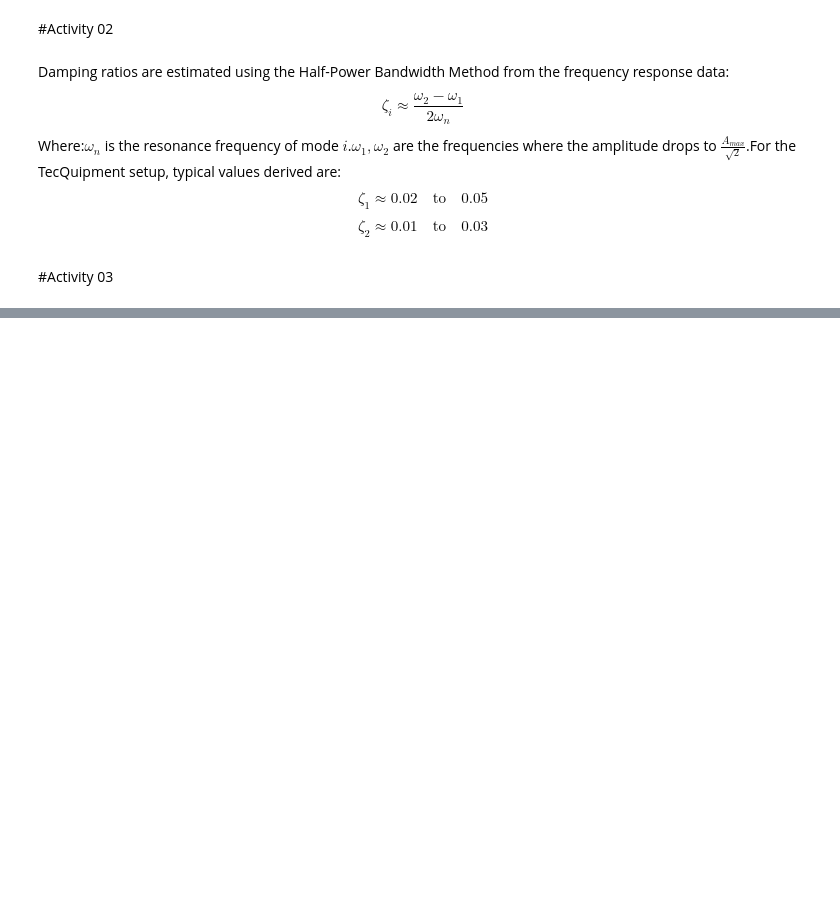
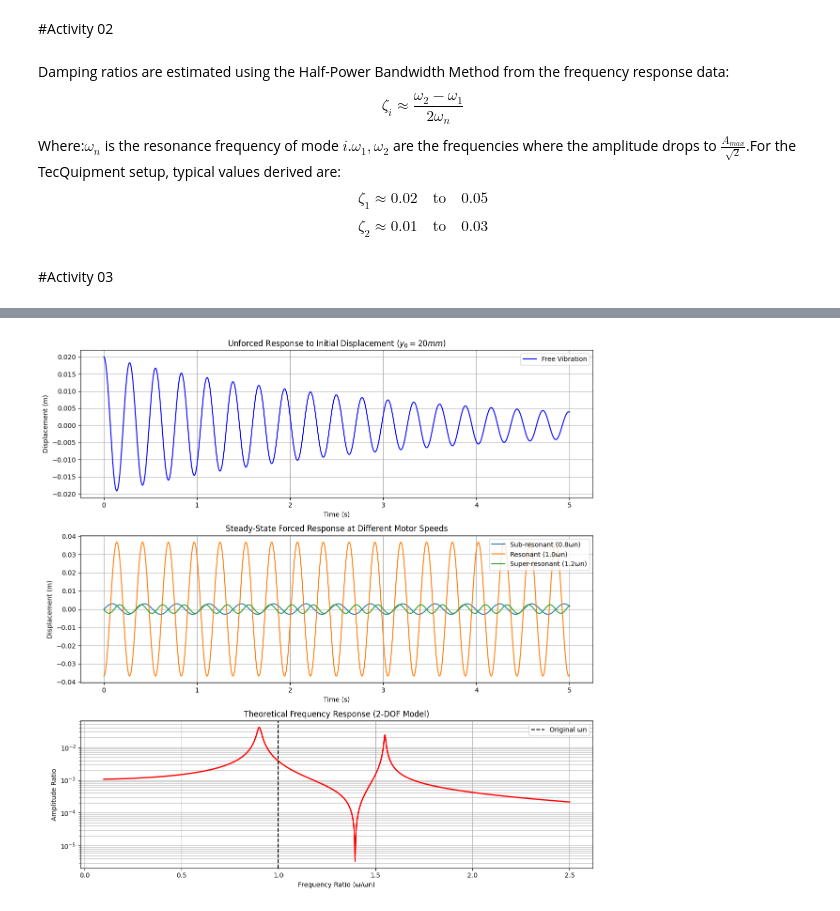
Before and after one commit to tharindu33333/ME421-Mechanical-Systems-Lab-A2, a Jupyter notebook: Vibration/E_20_175_Vibration.ipynb, the cells around one changed output, grey strips where cells are left out. Saved outputs shown, nothing was run; the diff lists cells and outputs as text; code cells hidden in the pictures; blank space fills up the shorter version.

```diff
--- a/Vibration/E_20_175_Vibration.ipynb
+++ b/Vibration/E_20_175_Vibration.ipynb
@@ -46,11 +14,0 @@ Text(0.5, 1.0, 'Forced Response at Different Speeds')
-# %%
-w_range = np.linspace(0, wn*3, 1000)
-
-# Frequency Response Function (FRF) magnitude
-mag = (m0 * e * w_range**2) / np.sqrt((k - m * w_range**2)**2 + (c * w_range)**2)
-plt.figure(figsize=(10, 4))
-plt.plot(w_range, mag)
-plt.axvline(wn, color='r', linestyle='--', label='Resonance')
-plt.title('Theoretical Frequency Response Curve')
-plt.xlabel('Frequency (rad/s)'); plt.ylabel('Amplitude (m)'); plt.legend(); plt.grid(True)
-plt.show()
@@ -58,0 +15,80 @@ plt.show()
+# %%
+import numpy as np
+import matplotlib.pyplot as plt
+
+m1 = 1.85      # Effective mass of beam + exciter (kg)
+k_beam = 950   # Beam stiffness (N/m)
+c = 1.2        # Damping coefficient (N.s/m)
+m2 = 0.25      # Absorber mass (kg)
+k_abs = 250    # Absorber stiffness (N/m)
+
+wn = np.sqrt(k_beam / m1)  # Natural frequency (rad/s)
+zeta = c / (2 * np.sqrt(k_beam * m1)) # Damping ratio
+wd = wn * np.sqrt(1 - zeta**2)        # Damped natural frequency
+
+#---------------------------------------------------------------------------------------------------------
+
+# 1. UNFORCED RESPONSE (Free Vibration)
+t = np.linspace(0, 5, 1000)
+y0 = 0.02  # Initial displacement (20mm)
+v0 = 0     # Initial velocity
+free_response = np.exp(-zeta * wn * t) * (y0 * np.cos(wd * t) + ((v0 + zeta * wn * y0) / wd) * np.sin(wd * t))
+
+# 2. FORCED RESPONSE (3 Motor Speeds)
+def forced_response(t, omega_motor, F0=1.0):
+    # Steady state amplitude calculation
+    mag = F0 / np.sqrt((k_beam - m1 * omega_motor**2)**2 + (c * omega_motor)**2)
+    phase = np.arctan2(c * omega_motor, (k_beam - m1 * omega_motor**2))
+    return mag * np.sin(omega_motor * t - phase)
+
+speeds = [0.8 * wn, 1.0 * wn, 1.2 * wn] # Sub-resonant, Resonant, Super-resonant
+labels = ['Sub-resonant (0.8ωn)', 'Resonant (1.0ωn)', 'Super-resonant (1.2ωn)']
+
+# 3. 2-DOF FREQUENCY RESPONSE (Main Beam with Absorber)
+w_range = np.linspace(0.1 * wn, 2.5 * wn, 1000)
+def get_2dof_amplitude(w):
+    # Impedance-based derivation for main beam amplitude Y1
+    Z1 = (k_beam + k_abs - m1 * w**2 + 1j * c * w)
+    Z2 = (k_abs - m2 * w**2)
+    Z12 = -k_abs
+    return np.abs(Z2 / (Z1 * Z2 - Z12**2))
+
+amp_2dof = [get_2dof_amplitude(w) for w in w_range]
+
+# --- PLOTTING ---
+plt.figure(figsize=(12, 12))
+
+# Plot 1: Unforced Response
+plt.subplot(3, 1, 1)
+plt.plot(t, free_response, 'b', label='Free Vibration')
+plt.title('Unforced Response to Initial Displacement ($y_0=20mm$)')
+plt.xlabel('Time (s)')
+plt.ylabel('Displacement (m)')
+plt.grid(True)
+plt.legend()
+
+# Plot 2: Forced Response
+plt.subplot(3, 1, 2)
+for s, l in zip(speeds, labels):
+    plt.plot(t, forced_response(t, s), label=l)
+plt.title('Steady-State Forced Response at Different Motor Speeds')
+plt.xlabel('Time (s)')
+plt.ylabel('Displacement (m)')
+plt.legend()
+plt.grid(True)
+
+# Plot 3: 2-DOF Frequency Response
+plt.subplot(3, 1, 3)
+plt.plot(w_range / wn, amp_2dof, 'r', linewidth=2)
+plt.axvline(x=1.0, color='k', linestyle='--', label='Original ωn')
+plt.title('Theoretical Frequency Response (2-DOF Model)')
+plt.xlabel('Frequency Ratio (ω/ωn)')
+plt.ylabel('Amplitude Ratio')
+plt.yscale('log')
+plt.grid(True, which="both", ls="-")
+plt.legend()
+
+plt.tight_layout()
+plt.show()
+# %% [output]
+[figure, added]
```
Also changed, not shown: parts of 3 cells of this notebook.
